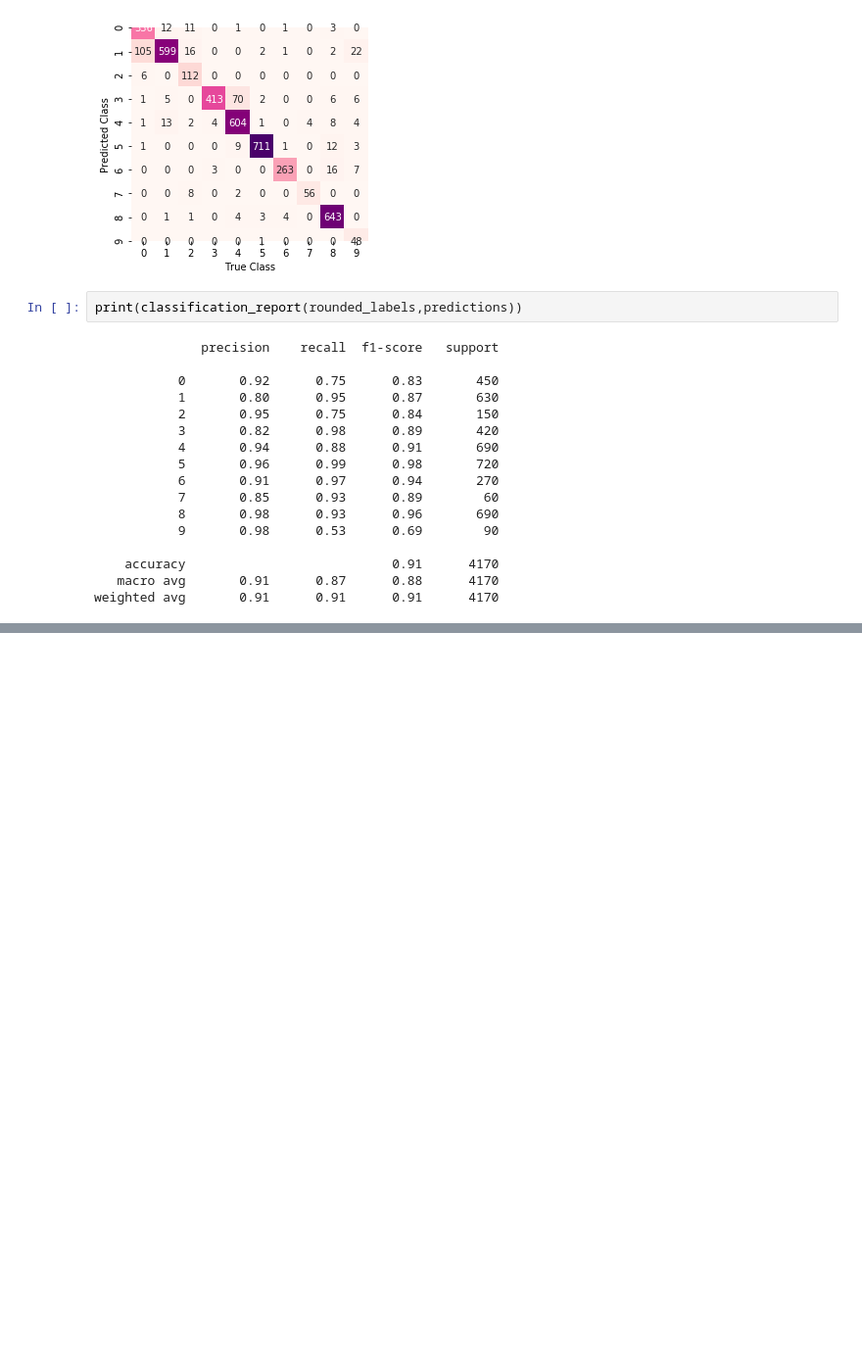
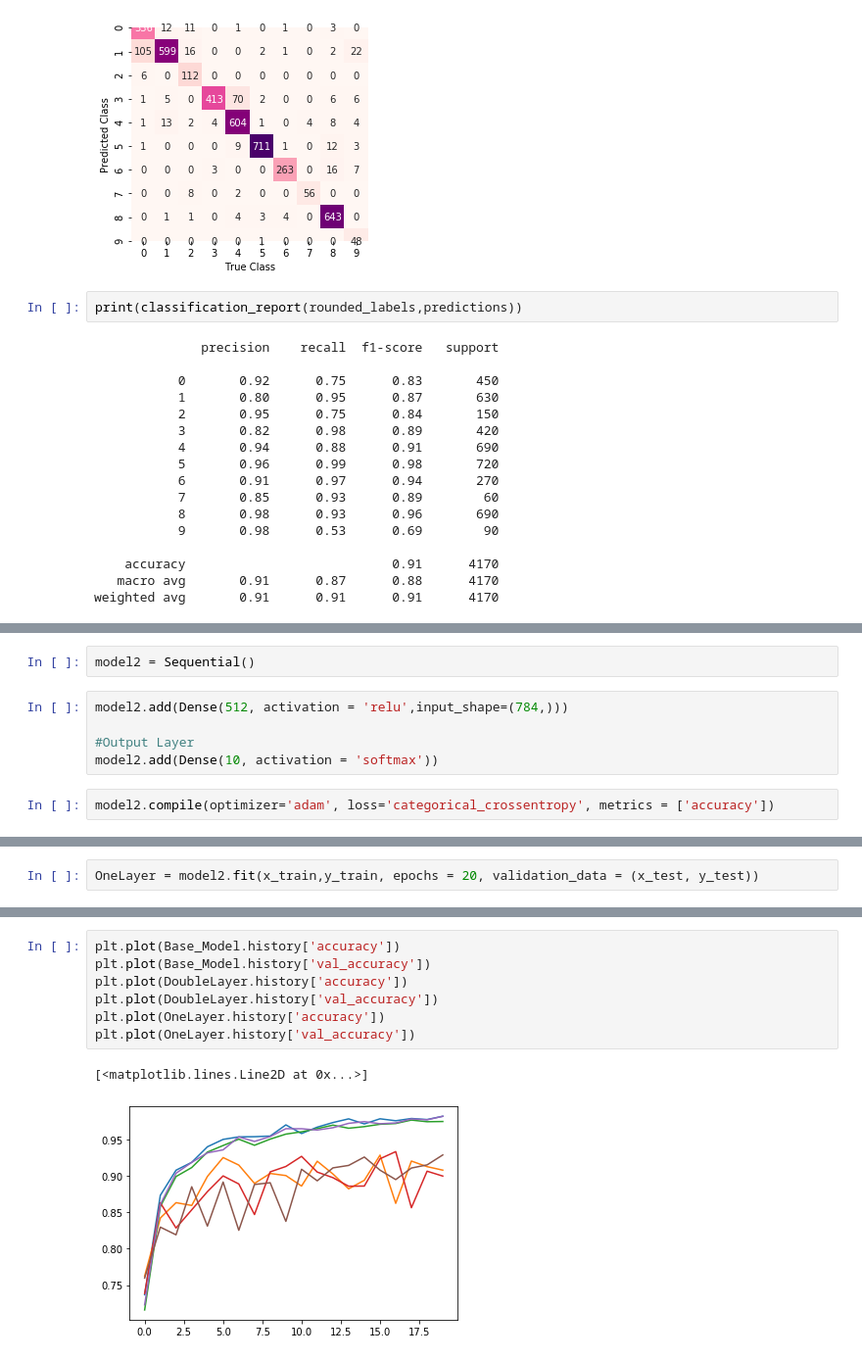
Before and after one commit to aln3/DMML_CW2_Group2, a Jupyter notebook: NeuralNetsParameterChange.ipynb, the cells around one changed output, grey strips where cells are left out. Shown at 98% size. Cells and saved outputs as stored; diff of their text form; blank space fills up the shorter version.

```diff
--- a/NeuralNetsParameterChange.ipynb
+++ b/NeuralNetsParameterChange.ipynb
@@ -256,0 +293,9 @@ print(np.mean(ScoreArray[:,1:2]))
+# %%
+model2 = Sequential()
+# %%
+model2.add(Dense(512, activation = 'relu',input_shape=(784,)))
+
+#Output Layer
+model2.add(Dense(10, activation = 'softmax'))
+# %%
+model2.compile(optimizer='adam', loss='categorical_crossentropy', metrics = ['accuracy'])
@@ -256,0 +317,2 @@ print(np.mean(ScoreArray[:,1:2]))
+# %%
+OneLayer = model2.fit(x_train,y_train, epochs = 20, validation_data = (x_test, y_test))
@@ -256,0 +337,10 @@ print(np.mean(ScoreArray[:,1:2]))
+# %%
+plt.plot(Base_Model.history['accuracy'])
+plt.plot(Base_Model.history['val_accuracy'])
+plt.plot(DoubleLayer.history['accuracy'])
+plt.plot(DoubleLayer.history['val_accuracy'])
+plt.plot(OneLayer.history['accuracy'])
+plt.plot(OneLayer.history['val_accuracy'])
+# %% [output]
+[<matplotlib.lines.Line2D at 0x...>]
+[figure, added]
```
Also changed, not shown: parts of 55 cells of this notebook.
